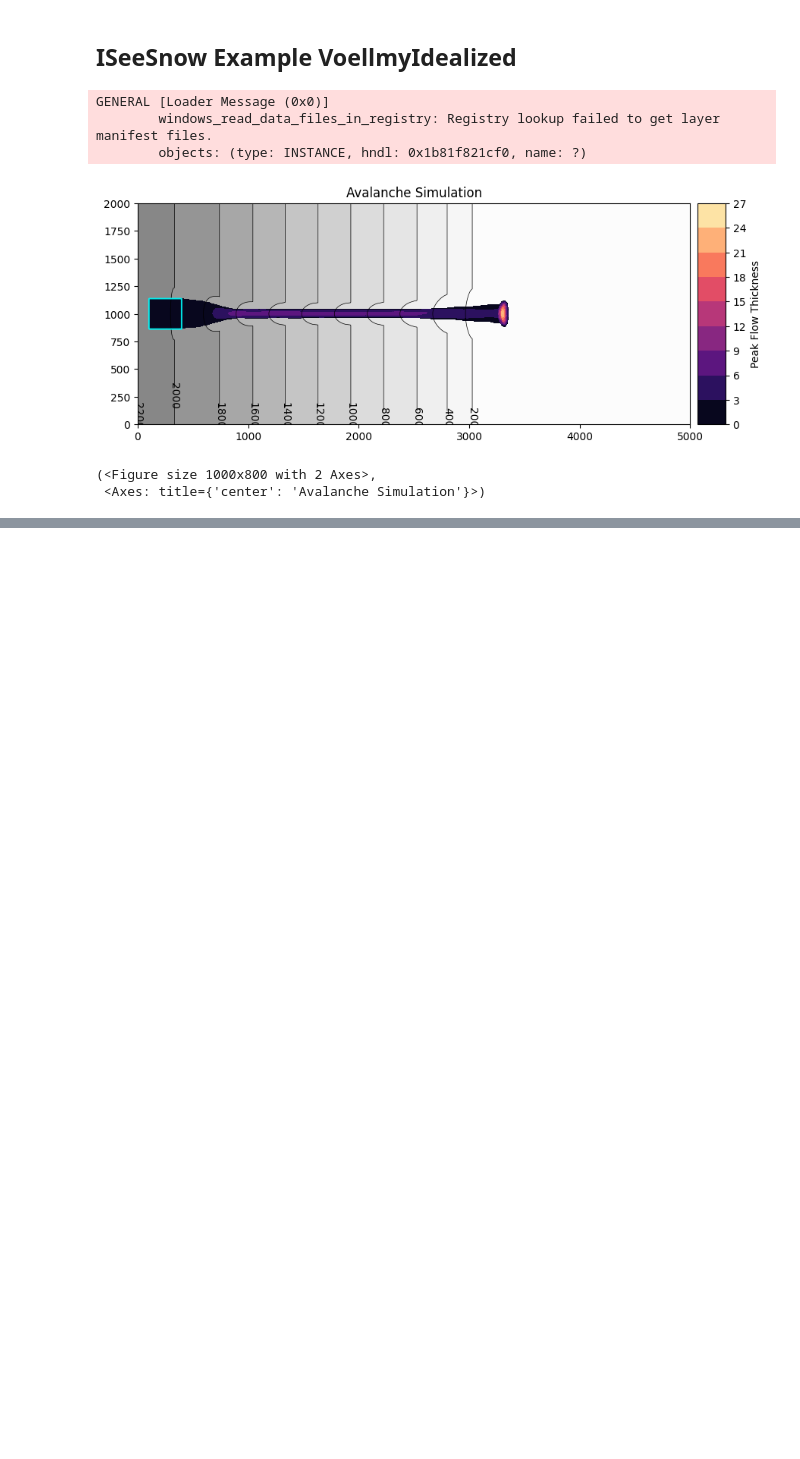
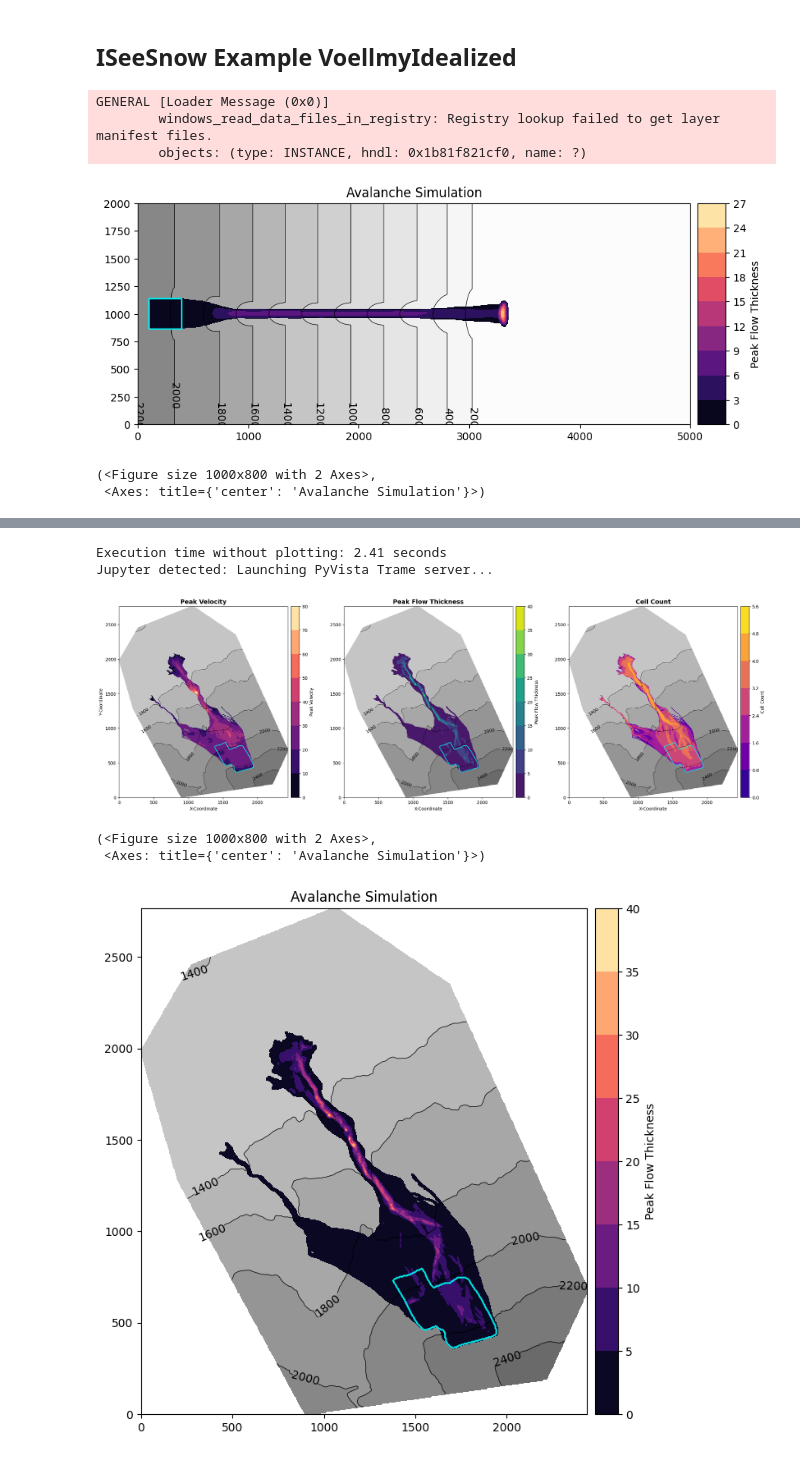
Before and after one commit to Gro2mi/avalanchers, a Jupyter notebook: avalanchers_example.ipynb, the cells around one changed output, grey strips where cells are left out. Drawn from its saved outputs; the diff is of its cells as text; code cells hidden in the pictures; blank space fills up the shorter version.

```diff
--- a/avalanchers_example.ipynb
+++ b/avalanchers_example.ipynb
@@ -155,0 +195,71 @@ GENERAL [Loader Message (0x0)]
+# %%
+import time
+import avalanchers
+
+start = time.time()
+
+
+example_case = "avaWog"
+# example_case = "avaKot"
+# example_case = "avaInclinedPlane"
+# example_case = "avaFlatPlane"
+# example_case = "avaHockeyChannel"
+
+settings = {
+    # mandatory: path to the DEM, currently only custom encoded png files are supported
+    # optional, if not provided, a simple algorithm will be used to determine release areas based on the DEM
+    "dem_path": f"data/avaframe/{example_case}.png",
+    "release_areas_path": f"data/avaframe/{example_case}releaseTexture.png",
+    # "dem_path": f"data/stubai/10DTM_pilotStubai.tif",
+    # "release_areas_path": f"data/stubai/stubai_release_areas.png",
+    # "dem_path": f"data/vals/PAR6_Vals_Gries_dtm_10_utm32n_bil_.tif",
+    # "release_areas_path": f"data/vals/release.tif",
+
+    "max_steps": 5000,
+
+    "sim_model": 0,
+    "released_particles_per_cell": 4,
+    "friction_model": 1,
+    "density": 200.0,
+    "slab_thickness": 1.5,
+    "friction_coefficient": 0.4,
+    "drag_coefficient": 2000.0,
+    "cfl": 0.5,
+    "min_slope_angle": 28.0,
+    "max_slope_angle": 50.0,
+    "release_min_elevation": 1500.0,
+    "velocity_threshold": 0.1,
+    "roughness_threshold": 0.01,
+}
+sim = avalanchers.PySimulation.new()
+sim.create(settings)
+
+# or easier for examples
+# sim.create_example("data/avaframe/avaMal.png")
+sim.run()
+
+end = time.time()
+
+print(f"Execution time without plotting: {end - start:.2f} seconds")
+
+
+# avalanchers.plot3d(sim, "dem")
+
+await avalanchers.setup_jupyter_3d()
+# avalanchers.plot3d(sim, "peak_flow_thickness")
+# avalanchers.plot3d(sim, "peak_velocity", True)
+# avalanchers.plot3d(sim, "cell_count")
+avalanchers.plot_overview(sim)
+
+avalanchers.plot2d(sim, "peak_flow_thickness")
+avalanchers.plot2d(sim, "peak_velocity")
+avalanchers.plot2d(sim, "cell_count")
+# avalanchers.plot2d(sim, "normals_x")
+# avalanchers.plot2d(sim, "max_velocity")
+# %% [output]
+Execution time without plotting: 2.41 seconds
+Jupyter detected: Launching PyVista Trame server...
+[figure, added]
+(<Figure size 1000x800 with 2 Axes>,
+ <Axes: title={'center': 'Avalanche Simulation'}>)
+[figure, added]
```
Also changed, not shown: parts of 10 cells of this notebook, 18 other files.
